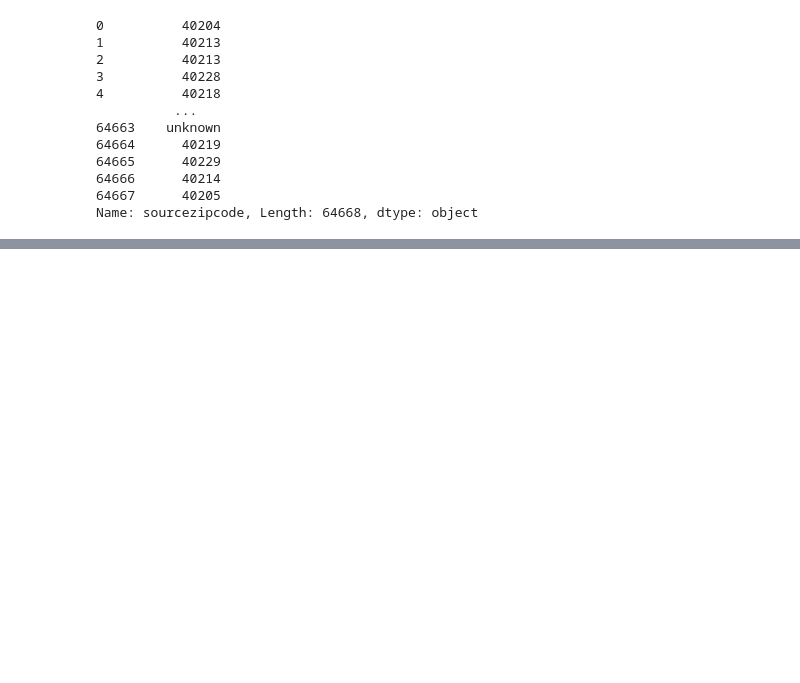
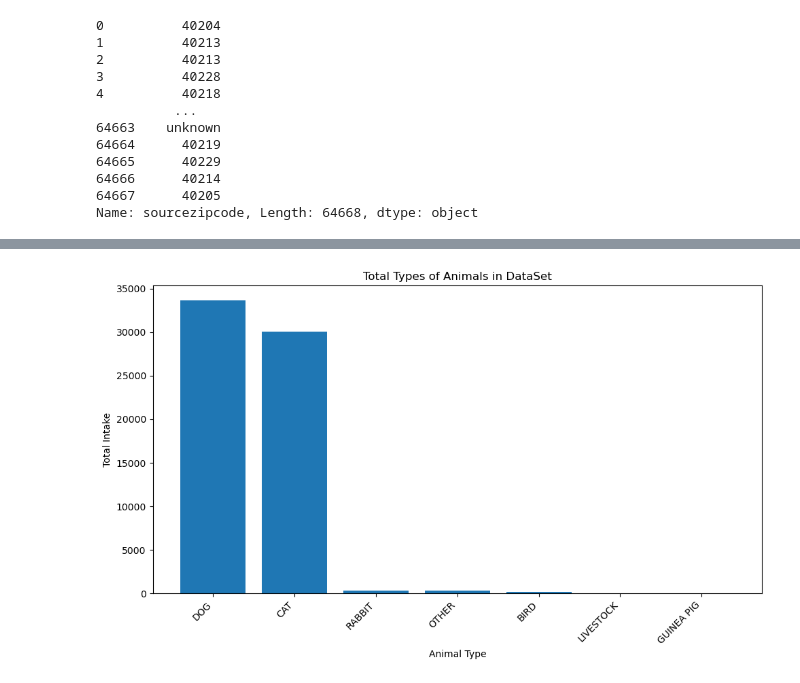
Before and after one commit to CosmicIdes/LMAS_intake_analysis, a Jupyter notebook: main.ipynb, the cells around one changed output, grey strips where cells are left out. Drawn from its saved outputs; the diff is of its cells as text; code cells hidden in the pictures; blank space fills up the shorter version.

Commit message:
Added a few graphs and started analyzing data.

```diff
--- a/main.ipynb
+++ b/main.ipynb
@@ -283,0 +288,3 @@ df.head()
+# %%
+animal_type_count = df['animal_type'].value_counts()
+animal_type_count
@@ -283,0 +301,16 @@ df.head()
+# %%
+plt.figure(figsize=(10, 6))
+
+color = "#2702AD"
+
+plt.bar(animal_type_count.index, animal_type_count.values)
+
+plt.xlabel('Animal Type')
+plt.ylabel("Total Intake")
+plt.title("Total Types of Animals in DataSet")
+plt.xticks(rotation=45, ha='right')
+
+plt.tight_layout()
+plt.show()
+# %% [output]
+[figure, added]
```
Also changed, not shown: parts of 17 cells of this notebook.
